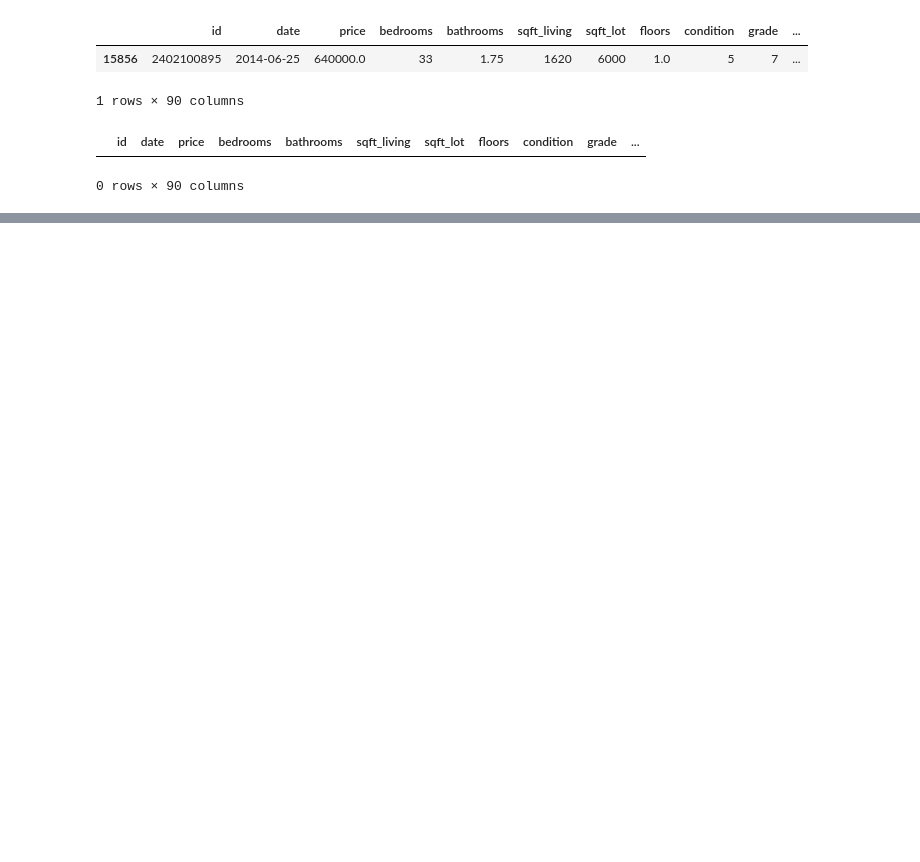
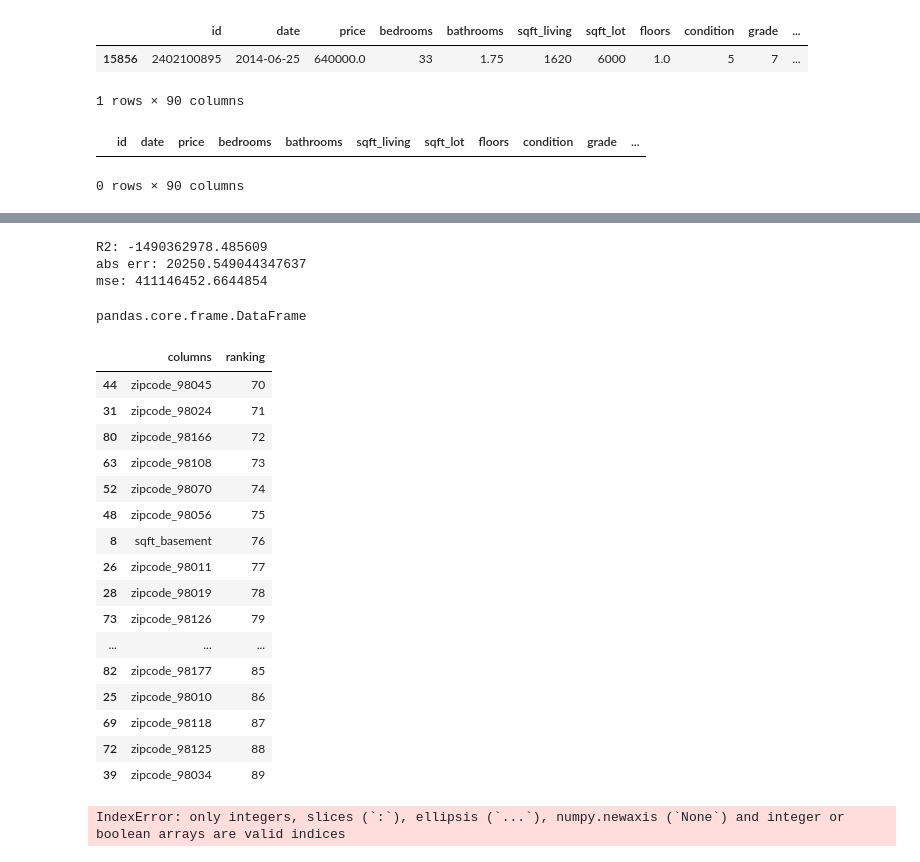
Before and after one commit to allisonhonold/dsc-v2-mod1-final-project-seattle-ds-080519, a Jupyter notebook: allison_weds_data_exploration.ipynb, the cells around one changed output, grey strips where cells are left out. Drawn from its saved outputs; the diff is of its cells as text; code cells hidden in the pictures; blank space fills up the shorter version.

```diff
--- a/allison_weds_data_exploration.ipynb
+++ b/allison_weds_data_exploration.ipynb
@@ -110,0 +227,5 @@ df.to_csv('clean_ohe2.csv')
+# %%
+lr_rfe = LinearRegression()
+select = RFE(lr_rfe, n_features_to_select=1)
+select = select.fit(X = X_train_sc,
+                    y = Y_train)
@@ -110,0 +241,50 @@ df.to_csv('clean_ohe2.csv')
+# %%
+ranking = []
+for rank in select.ranking_:
+    ranking.append(rank)
+ranking = pd.DataFrame(ranking, columns=['ranking'])
+# %%
+print("R2: " + str(metrics.r2_score(Y_test, lr.predict(X_test))))
+print("abs err: " + str(metrics.mean_absolute_error(Y_test, lr.predict(X_test))))
+print("mse: " + str(metrics.mean_squared_error(Y_test, lr.predict(X_test))))
+# %% [output]
+R2: -1490362978.485609
+abs err: 20250.549044347637
+mse: 411146452.6644854
+# %%
+type(ranking)
+# %% [output]
+pandas.core.frame.DataFrame
+# %%
+df_features = df.drop(columns=['log_price', 'id', 'date', 'price'])
+# %%
+features_cols = pd.DataFrame(df_features.columns, columns=['columns'],
+                             index=range(0,len(df_features.columns)))
+# %%
+feature_rankings = pd.concat([features_cols, ranking], axis=1)
+feature_rankings.sort_values(by='ranking').tail(20)
+# %% [output]
+|  | columns | ranking |
+| 44 | zipcode_98045 | 70 |
+| 31 | zipcode_98024 | 71 |
+| 80 | zipcode_98166 | 72 |
+| 63 | zipcode_98108 | 73 |
+| 52 | zipcode_98070 | 74 |
+| 48 | zipcode_98056 | 75 |
+| 8 | sqft_basement | 76 |
+| 26 | zipcode_98011 | 77 |
+| 28 | zipcode_98019 | 78 |
+| 73 | zipcode_98126 | 79 |
+| ... | ... | ... |
+| 82 | zipcode_98177 | 85 |
+| 25 | zipcode_98010 | 86 |
+| 69 | zipcode_98118 | 87 |
+| 72 | zipcode_98125 | 88 |
+| 39 | zipcode_98034 | 89 |
+# %%
+x = X_train_sc[]
+predictors = sm.add_constant(x)
+model = sm.OLS(Y_train_sc, predictors).fit()
+model.summary()
+# %% [output]
+IndexError: only integers, slices (`:`), ellipsis (`...`), numpy.newaxis (`None`) and integer or boolean arrays are valid indices
```
Also changed, not shown: parts of 20 cells of this notebook.
